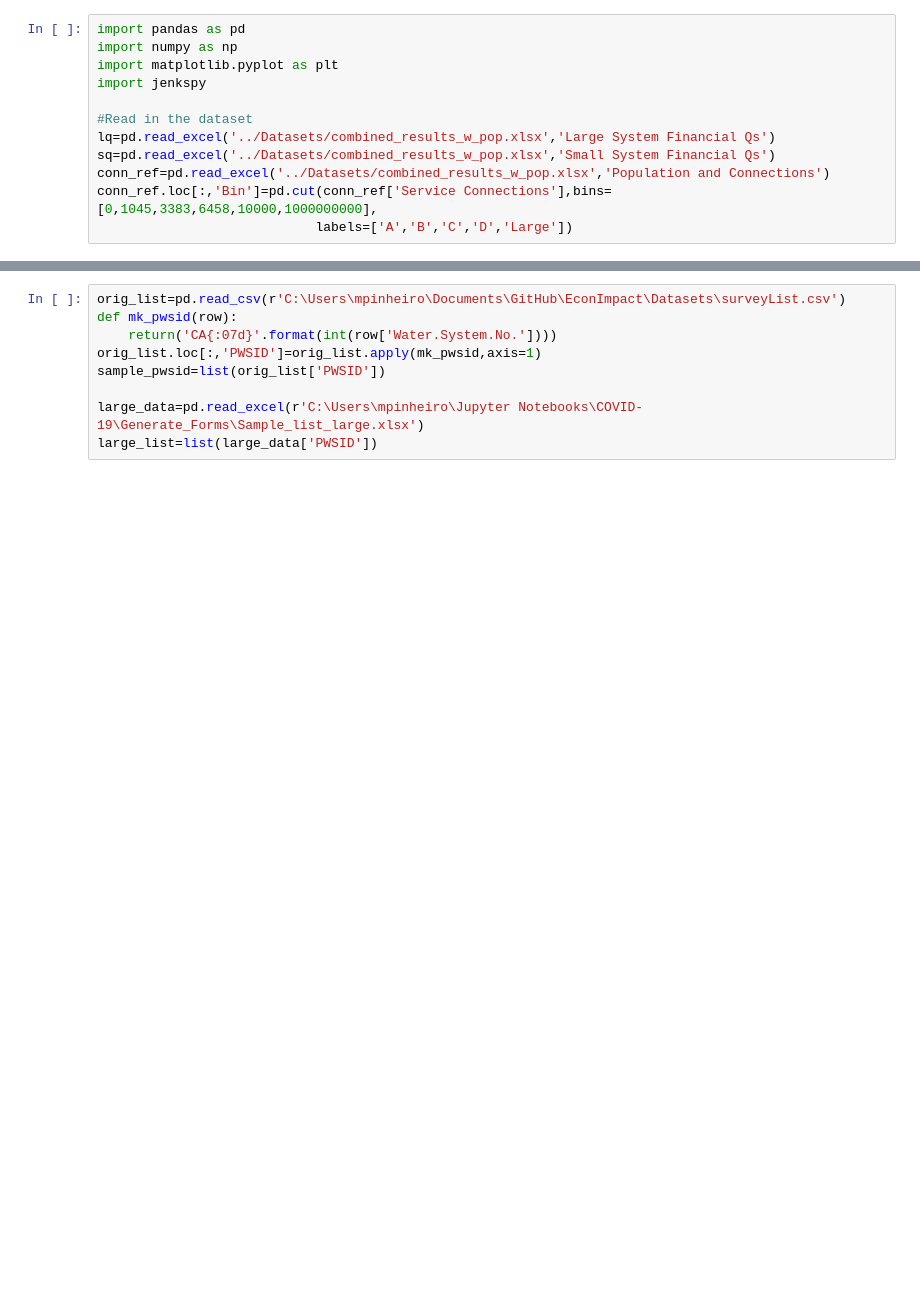
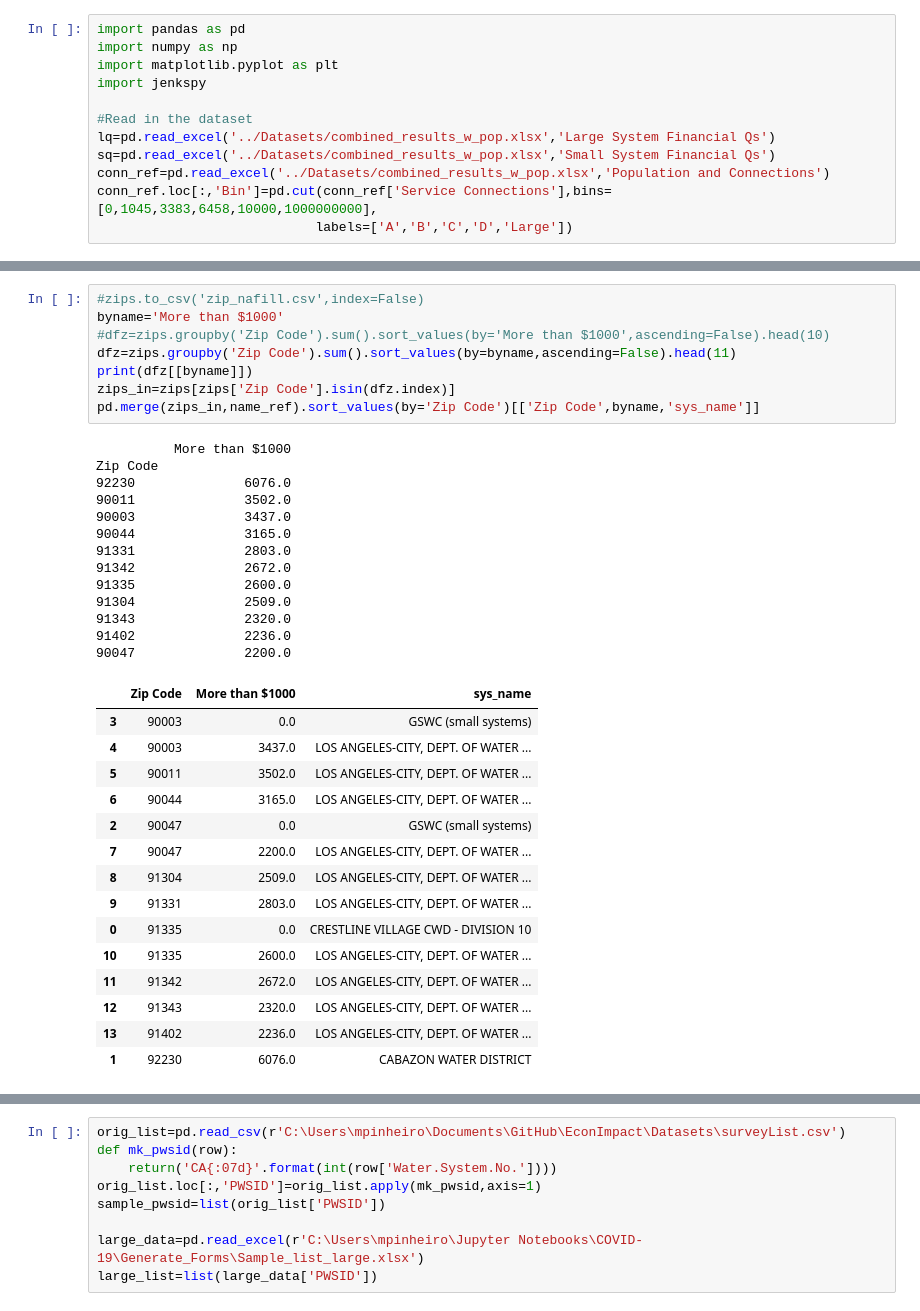
Before and after one commit to ScottCoffin/EconImpact, a Jupyter notebook: Python/Data Processing.ipynb, the cells around one changed output, grey strips where cells are left out. Drawn from its saved outputs; the diff is of its cells as text; blank space fills up the shorter version.

```diff
--- a/Python/Data Processing.ipynb
+++ b/Python/Data Processing.ipynb
@@ -12,0 +44,37 @@ conn_ref.loc[:,'Bin']=pd.cut(conn_ref['Service Connections'],bins=[0,1045,3383,6
+# %%
+#zips.to_csv('zip_nafill.csv',index=False)
+byname='More than $1000'
+#dfz=zips.groupby('Zip Code').sum().sort_values(by='More than $1000',ascending=False).head(10)
+dfz=zips.groupby('Zip Code').sum().sort_values(by=byname,ascending=False).head(11)
+print(dfz[[byname]])
+zips_in=zips[zips['Zip Code'].isin(dfz.index)]
+pd.merge(zips_in,name_ref).sort_values(by='Zip Code')[['Zip Code',byname,'sys_name']]
+# %% [output]
+          More than $1000
+Zip Code
+92230              6076.0
+90011              3502.0
+90003              3437.0
+90044              3165.0
+91331              2803.0
+91342              2672.0
+91335              2600.0
+91304              2509.0
+91343              2320.0
+91402              2236.0
+90047              2200.0
+|  | Zip Code | More than $1000 | sys_name |
+| 3 | 90003 | 0.0 | GSWC (small systems) |
+| 4 | 90003 | 3437.0 | LOS ANGELES-CITY, DEPT. OF WATER ... |
+| 5 | 90011 | 3502.0 | LOS ANGELES-CITY, DEPT. OF WATER ... |
+| 6 | 90044 | 3165.0 | LOS ANGELES-CITY, DEPT. OF WATER ... |
+| 2 | 90047 | 0.0 | GSWC (small systems) |
+| 7 | 90047 | 2200.0 | LOS ANGELES-CITY, DEPT. OF WATER ... |
+| 8 | 91304 | 2509.0 | LOS ANGELES-CITY, DEPT. OF WATER ... |
+| 9 | 91331 | 2803.0 | LOS ANGELES-CITY, DEPT. OF WATER ... |
+| 0 | 91335 | 0.0 | CRESTLINE VILLAGE CWD - DIVISION 10 |
+| 10 | 91335 | 2600.0 | LOS ANGELES-CITY, DEPT. OF WATER ... |
+| 11 | 91342 | 2672.0 | LOS ANGELES-CITY, DEPT. OF WATER ... |
+| 12 | 91343 | 2320.0 | LOS ANGELES-CITY, DEPT. OF WATER ... |
+| 13 | 91402 | 2236.0 | LOS ANGELES-CITY, DEPT. OF WATER ... |
+| 1 | 92230 | 6076.0 | CABAZON WATER DISTRICT |
```
Also changed, not shown: parts of 10 cells of this notebook, 2 other files.
